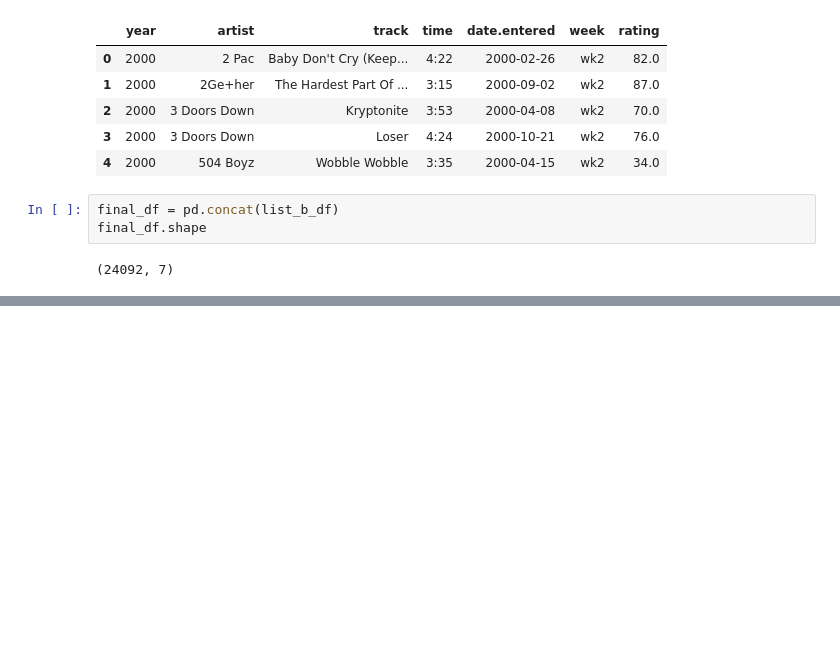
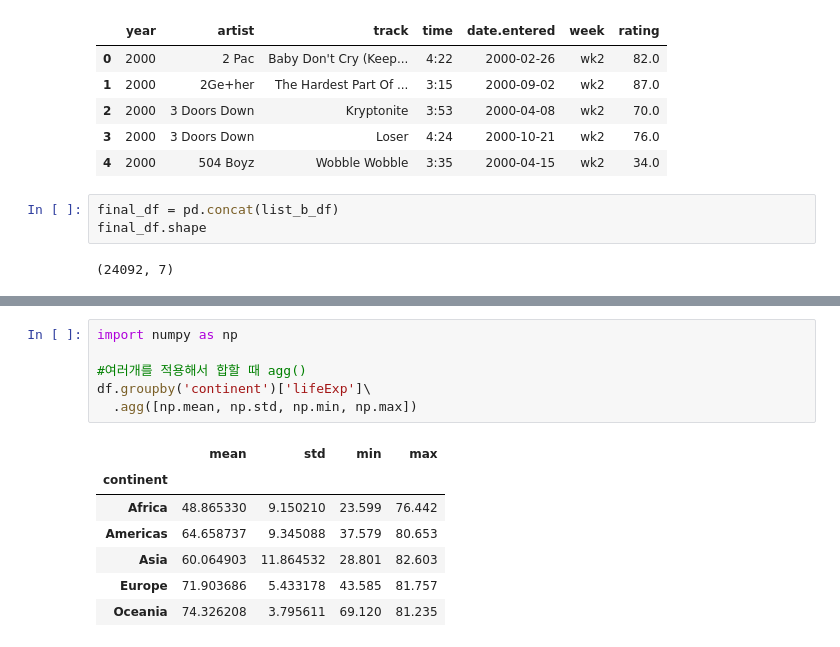
Before and after one commit to yleessam/hipython_rep, a Jupyter notebook: 15_데이터전처리.ipynb, the cells around one changed output, grey strips where cells are left out. Cells and saved outputs as stored; diff of their text form; blank space fills up the shorter version.

```diff
--- a/15_데이터전처리.ipynb
+++ b/15_데이터전처리.ipynb
@@ -991,0 +1114,14 @@ final_df.shape
+# %%
+import numpy as np
+
+#여러개를 적용해서 합할 때 agg()
+df.groupby('continent')['lifeExp']\
+  .agg([np.mean, np.std, np.min, np.max])
+# %% [output]
+|  | mean | std | min | max |
+| continent |  |  |  |  |
+| Africa | 48.865330 | 9.150210 | 23.599 | 76.442 |
+| Americas | 64.658737 | 9.345088 | 37.579 | 80.653 |
+| Asia | 60.064903 | 11.864532 | 28.801 | 82.603 |
+| Europe | 71.903686 | 5.433178 | 43.585 | 81.757 |
+| Oceania | 74.326208 | 3.795611 | 69.120 | 81.235 |
```
Also changed, not shown: parts of 15 cells of this notebook.
